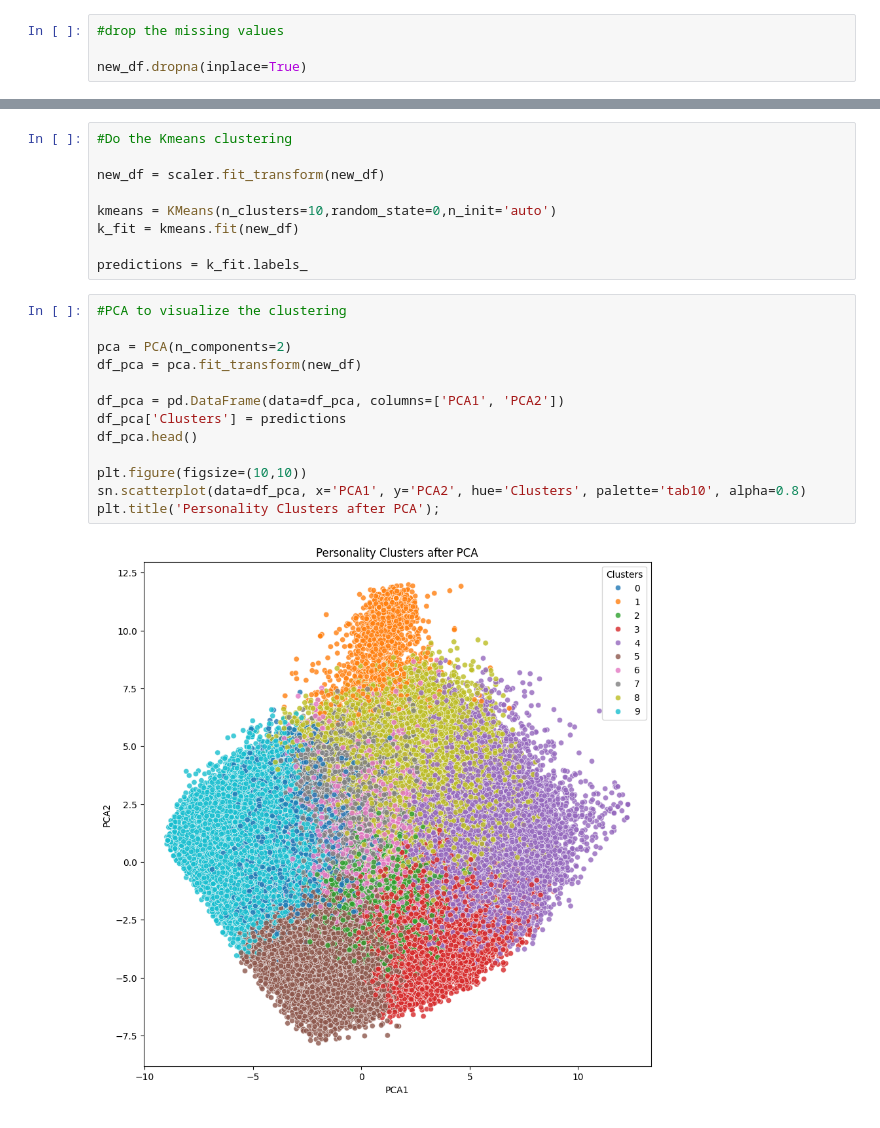
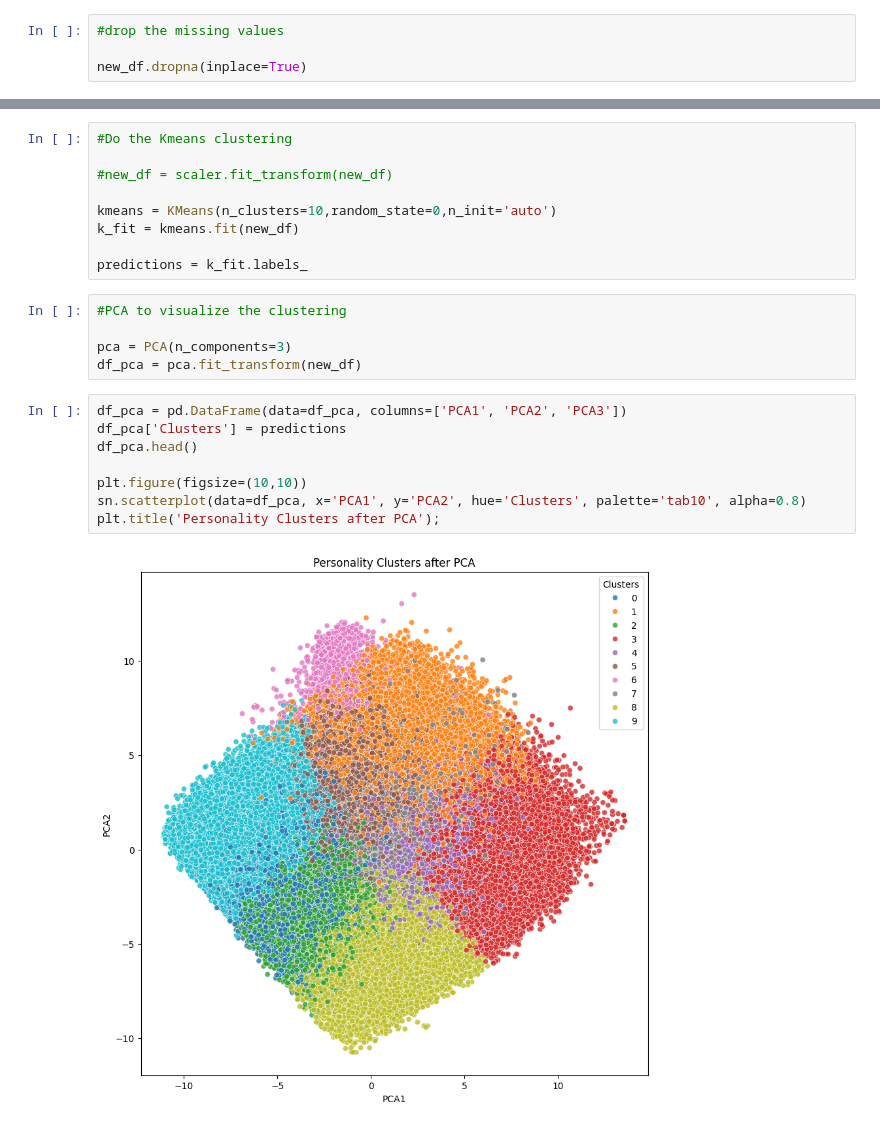
Before and after one commit to SvelaT/personality-clustering, a Jupyter notebook: personality_cluster.ipynb, the cells around one changed output, grey strips where cells are left out. Drawn from its saved outputs; the diff is of its cells as text.

Commit message:
cluster analysis

```diff
--- a/personality_cluster.ipynb
+++ b/personality_cluster.ipynb
@@ -136,7 +137,7 @@ plt.show()
 # %%
 #Do the Kmeans clustering
 
-new_df = scaler.fit_transform(new_df)
+#new_df = scaler.fit_transform(new_df)
 
 kmeans = KMeans(n_clusters=10,random_state=0,n_init='auto')
 k_fit = kmeans.fit(new_df)
@@ -145,16 +146,16 @@ predictions = k_fit.labels_
 # %%
 #PCA to visualize the clustering
 
-pca = PCA(n_components=2)
+pca = PCA(n_components=3)
 df_pca = pca.fit_transform(new_df)
-
-df_pca = pd.DataFrame(data=df_pca, columns=['PCA1', 'PCA2'])
-df_pca['Clusters'] = predictions
-df_pca.head()
-
-plt.figure(figsize=(10,10))
-sn.scatterplot(data=df_pca, x='PCA1', y='PCA2', hue='Clusters', palette='tab10', alpha=0.8)
-plt.title('Personality Clusters after PCA');
-# %% [output]
-[figure, removed]
+# %%
+df_pca = pd.DataFrame(data=df_pca, columns=['PCA1', 'PCA2', 'PCA3'])
+df_pca['Clusters'] = predictions
+df_pca.head()
+
+plt.figure(figsize=(10,10))
+sn.scatterplot(data=df_pca, x='PCA1', y='PCA2', hue='Clusters', palette='tab10', alpha=0.8)
+plt.title('Personality Clusters after PCA');
+# %% [output]
+[figure, added]
 # %%
```
Also changed, not shown: parts of 8 cells of this notebook.
